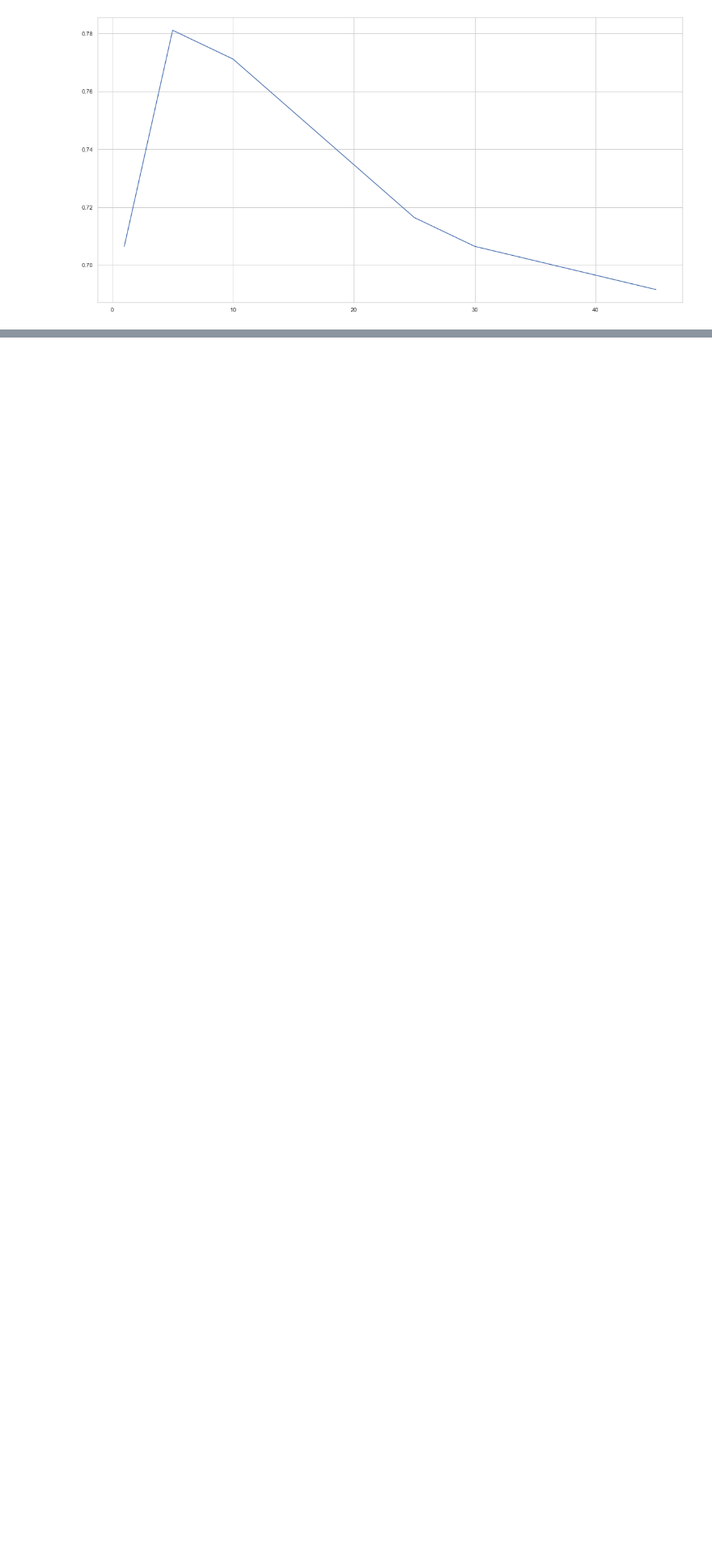
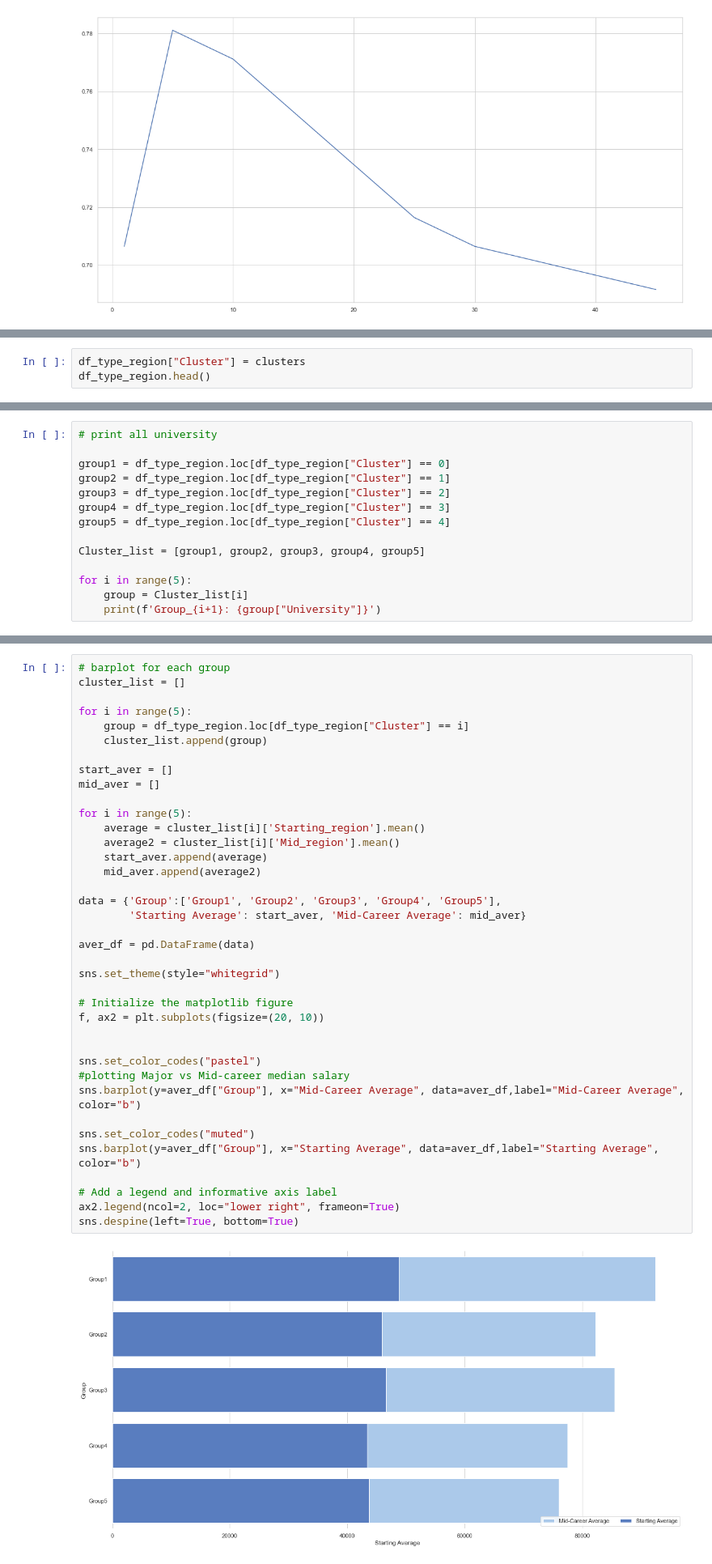
Before and after one commit to UU-Data-Science-Project/Degree-Analyzer, a Jupyter notebook: Project_File.ipynb, the cells around one changed output, grey strips where cells are left out. Shown at 81% size. Cells and saved outputs as stored; diff of their text form; blank space fills up the shorter version.

```diff
--- a/Project_File.ipynb
+++ b/Project_File.ipynb
@@ -971,0 +1069,3 @@ Confusion Matrix:
+# %%
+df_type_region["Cluster"] = clusters
+df_type_region.head()
@@ -971,0 +1079,14 @@ Confusion Matrix:
+# %%
+# print all university
+
+group1 = df_type_region.loc[df_type_region["Cluster"] == 0]
+group2 = df_type_region.loc[df_type_region["Cluster"] == 1]
+group3 = df_type_region.loc[df_type_region["Cluster"] == 2]
+group4 = df_type_region.loc[df_type_region["Cluster"] == 3]
+group5 = df_type_region.loc[df_type_region["Cluster"] == 4]
+
+Cluster_list = [group1, group2, group3, group4, group5]
+
+for i in range(5):
+    group = Cluster_list[i]
+    print(f'Group_{i+1}: {group["University"]}')
@@ -971,0 +1111,40 @@ Confusion Matrix:
+# %%
+# barplot for each group
+cluster_list = []
+
+for i in range(5):
+    group = df_type_region.loc[df_type_region["Cluster"] == i]
+    cluster_list.append(group)
+
+start_aver = []
+mid_aver = []
+
+for i in range(5):
+    average = cluster_list[i]['Starting_region'].mean()
+    average2 = cluster_list[i]['Mid_region'].mean()
+    start_aver.append(average)
+    mid_aver.append(average2)
+
+data = {'Group':['Group1', 'Group2', 'Group3', 'Group4', 'Group5'],
+        'Starting Average': start_aver, 'Mid-Career Average': mid_aver}
+
+aver_df = pd.DataFrame(data)
+
+sns.set_theme(style="whitegrid")
+
+# Initialize the matplotlib figure
+f, ax2 = plt.subplots(figsize=(20, 10))
+
+
+sns.set_color_codes("pastel")
+#plotting Major vs Mid-career median salary
+sns.barplot(y=aver_df["Group"], x="Mid-Career Average", data=aver_df,label="Mid-Career Average", color="b")
+
+sns.set_color_codes("muted")
+sns.barplot(y=aver_df["Group"], x="Starting Average", data=aver_df,label="Starting Average", color="b")
+
+# Add a legend and informative axis label
+ax2.legend(ncol=2, loc="lower right", frameon=True)
+sns.despine(left=True, bottom=True)
+# %% [output]
+[figure, added]
```
Also changed, not shown: parts of 7 cells of this notebook.
